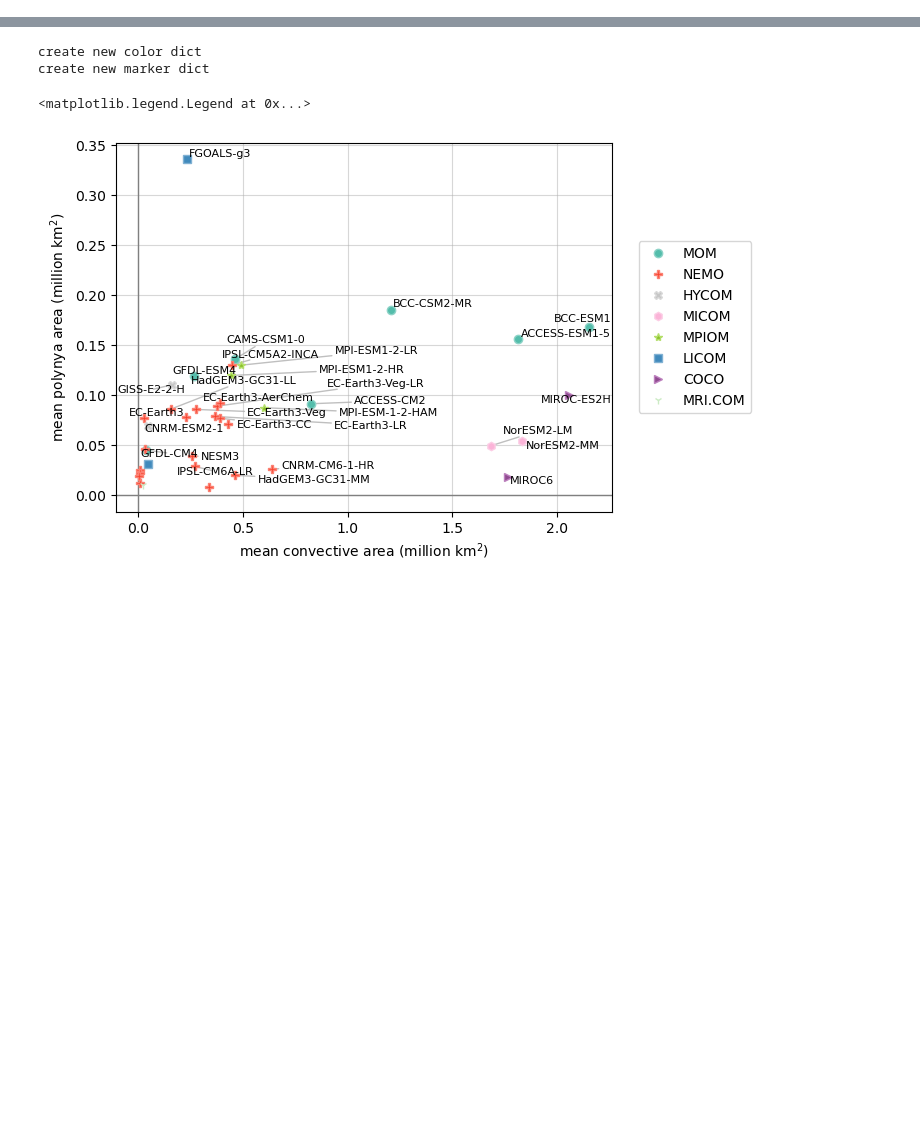
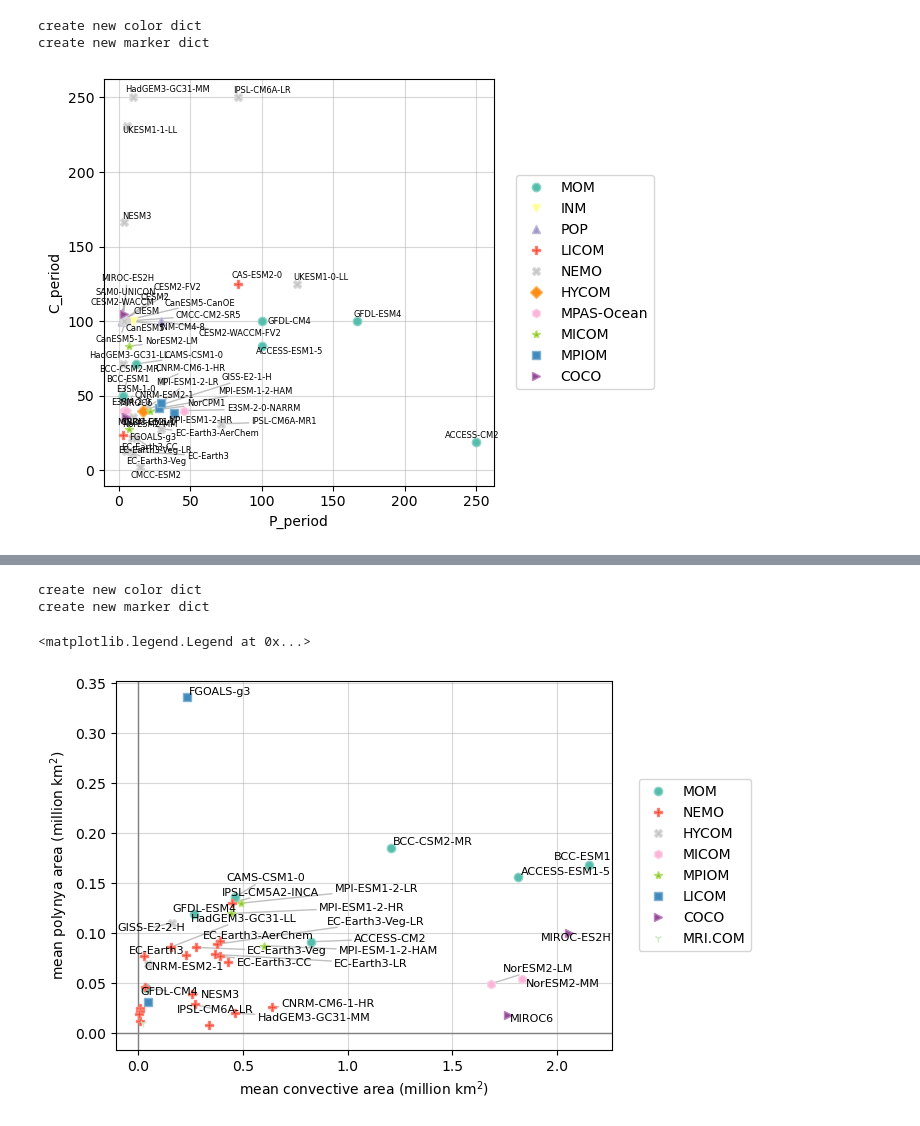
Before and after one commit to shunzi-work/SouthernOceanPolynya, a Jupyter notebook: CorrelatePlot.ipynb, the cells around one changed output, grey strips where cells are left out. Cells and saved outputs as stored; diff of their text form; code cells hidden in the pictures; blank space fills up the shorter version.

```diff
--- a/CorrelatePlot.ipynb
+++ b/CorrelatePlot.ipynb
@@ -6,0 +49,17 @@ from myfunctions import *
+# %%
+dfs = pro_df[[pro_df.columns[0], pro_df.columns[1], pro_df.columns[3]]]
+# %%
+newdf = pd.merge(typedf, dfs, on="name")
+# %%
+colors = ['#8dd3c7','#ffffb3','#bebada','#fb8072','#d9d9d9','#fdb462','#fccde5','#b3de69','#80b1d3','#bc80bd','#ccebc5']
+marker_list = ['o','v','^','P','X','D','h','*','s','>','<']
+color_dict = create_new_color_dict(colors, datapd, 'type')
+marker_dict = create_new_marker_dict(marker_list, typedf['type'].unique())
+# %% [output]
+create new color dict
+create new marker dict
+# %%
+plt_df = newdf.dropna()
+plot_corr(plt_df, marker_dict, color_dict)
+# %% [output]
+[figure, added]
```
Also changed, not shown: parts of 33 cells of this notebook, 22 other files.
